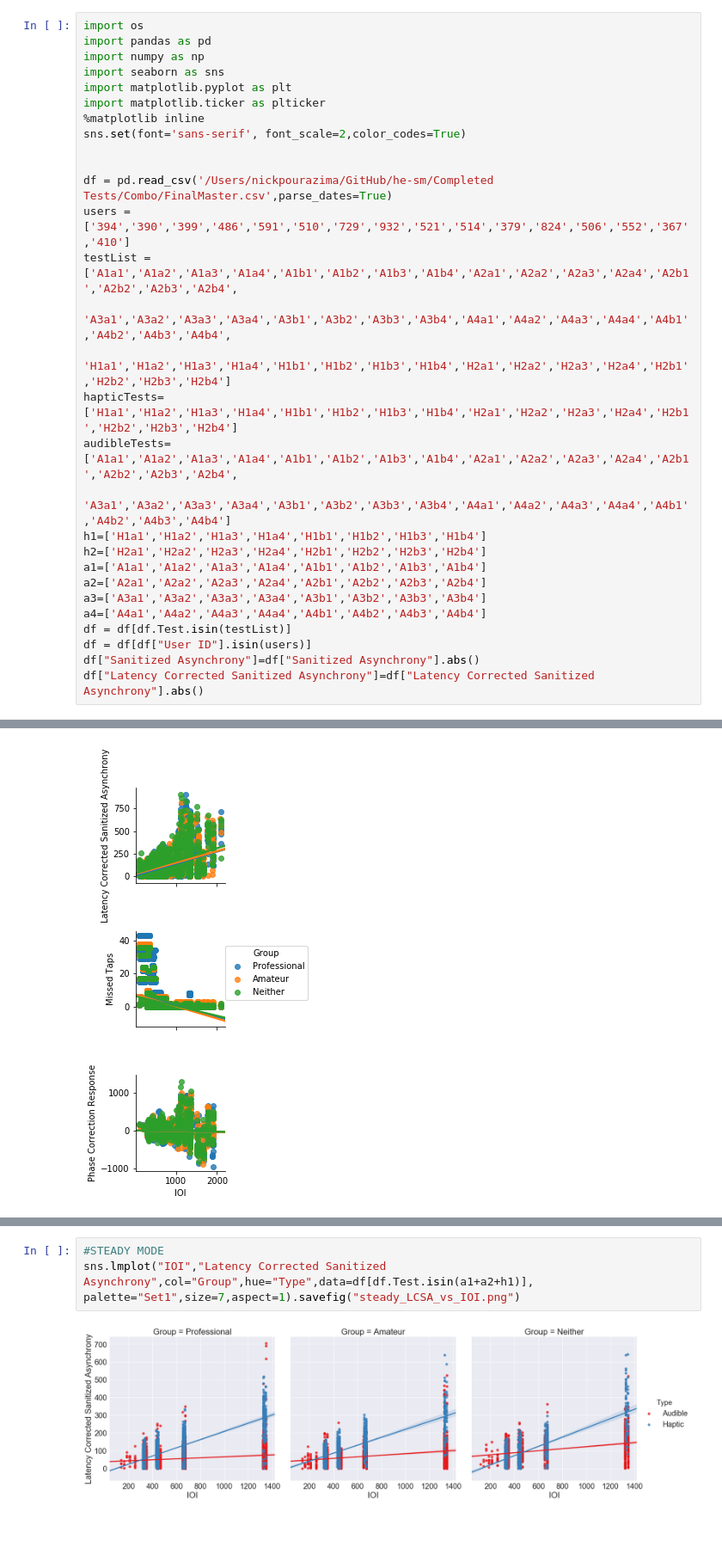
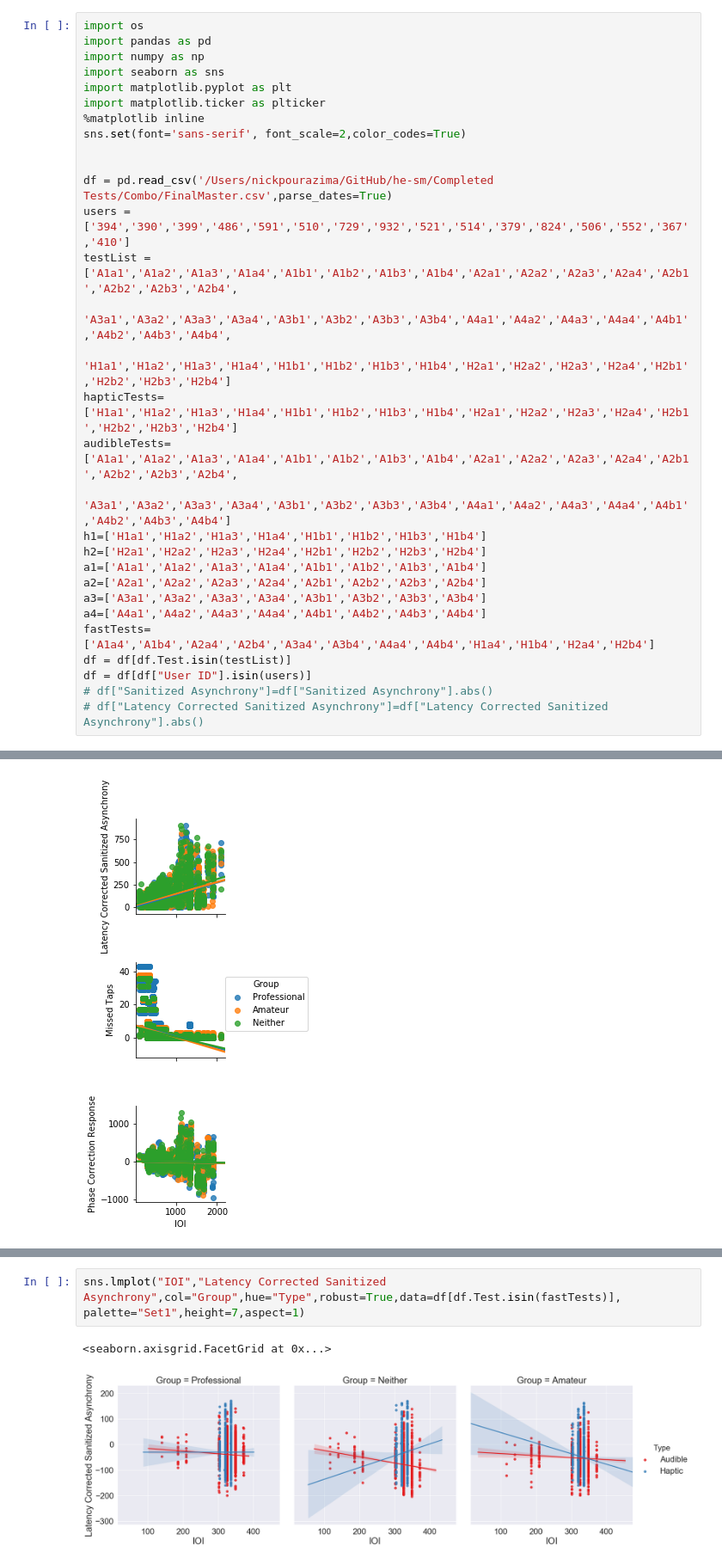
Before and after one commit to nickpourazima/he-sm, a Jupyter notebook: Python/Analysis/Latest_Final_DataAnalysis.ipynb, the cells around one changed output, grey strips where cells are left out. Shown: that part at 86% size. Cells and saved outputs as stored; diff of their text form; blank space fills up the shorter version.

Commit message:
+dataChapter_FD_build

```diff
--- a/Python/Analysis/Latest_Final_DataAnalysis.ipynb
+++ b/Python/Analysis/Latest_Final_DataAnalysis.ipynb
@@ -23,10 +23,11 @@ a1=['A1a1','A1a2','A1a3','A1a4','A1b1','A1b2','A1b3','A1b4']
 a2=['A2a1','A2a2','A2a3','A2a4','A2b1','A2b2','A2b3','A2b4']
 a3=['A3a1','A3a2','A3a3','A3a4','A3b1','A3b2','A3b3','A3b4']
 a4=['A4a1','A4a2','A4a3','A4a4','A4b1','A4b2','A4b3','A4b4']
+fastTests=['A1a4','A1b4','A2a4','A2b4','A3a4','A3b4','A4a4','A4b4','H1a4','H1b4','H2a4','H2b4']
 df = df[df.Test.isin(testList)]
 df = df[df["User ID"].isin(users)]
-df["Sanitized Asynchrony"]=df["Sanitized Asynchrony"].abs()
-df["Latency Corrected Sanitized Asynchrony"]=df["Latency Corrected Sanitized Asynchrony"].abs()
+# df["Sanitized Asynchrony"]=df["Sanitized Asynchrony"].abs()
+# df["Latency Corrected Sanitized Asynchrony"]=df["Latency Corrected Sanitized Asynchrony"].abs()
 # %%
 df.columns
 # %% [output]
@@ -53,5 +65,5 @@ sns.pairplot(df, x_vars=["IOI"], y_vars=["Latency Corrected Sanitized Asynchrony
 # %%
-#STEADY MODE
-sns.lmplot("IOI","Latency Corrected Sanitized Asynchrony",col="Group",hue="Type",data=df[df.Test.isin(a1+a2+h1)], palette="Set1",size=7,aspect=1).savefig("steady_LCSA_vs_IOI.png")
+sns.lmplot("IOI","Latency Corrected Sanitized Asynchrony",col="Group",hue="Type",robust=True,data=df[df.Test.isin(fastTests)], palette="Set1",height=7,aspect=1)
 # %% [output]
+<seaborn.axisgrid.FacetGrid at 0x...>
-[figure, old version]
+[figure, new version]
```
Also changed, not shown: parts of 4 cells of this notebook, 37 other files.
